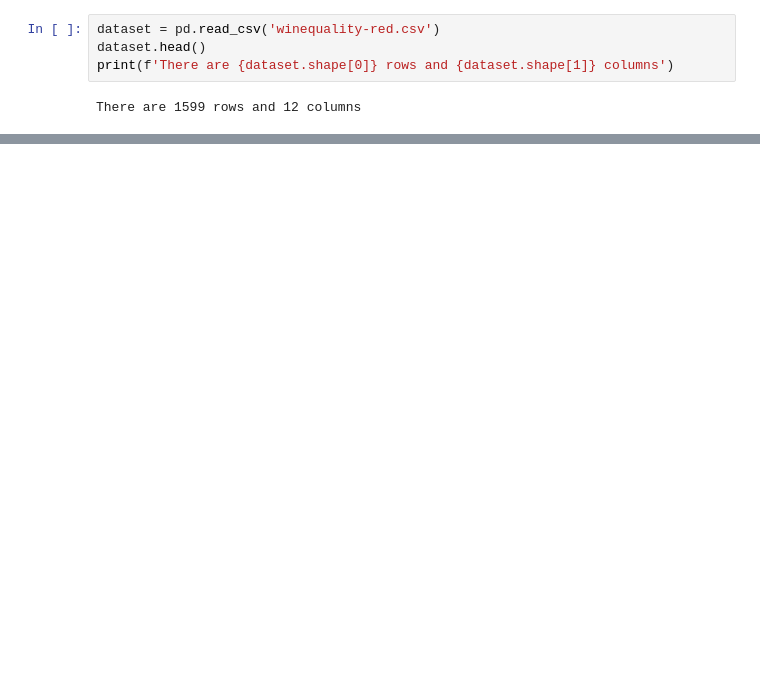
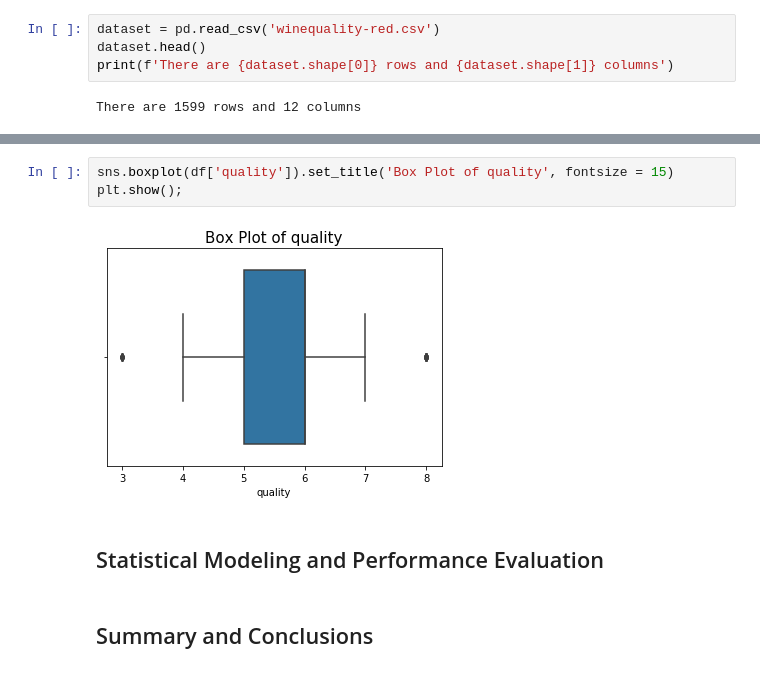
Before and after one commit to AbdielNie/wineQuality, a Jupyter notebook: wineQuality.ipynb, the cells around one changed output, grey strips where cells are left out. Saved outputs shown, nothing was run; the diff lists cells and outputs as text; blank space fills up the shorter version.

```diff
--- a/wineQuality.ipynb
+++ b/wineQuality.ipynb
@@ -114,0 +194,9 @@ sns.countplot(x= 'quality', data = dataset)
+# %%
+sns.boxplot(df['quality']).set_title('Box Plot of quality', fontsize = 15)
+plt.show();
+# %% [output]
+[figure, added]
+# %% [markdown]
+## Statistical Modeling and Performance Evaluation
+# %% [markdown]
+## Summary and Conclusions
```
Also changed, not shown: parts of 34 cells of this notebook.
